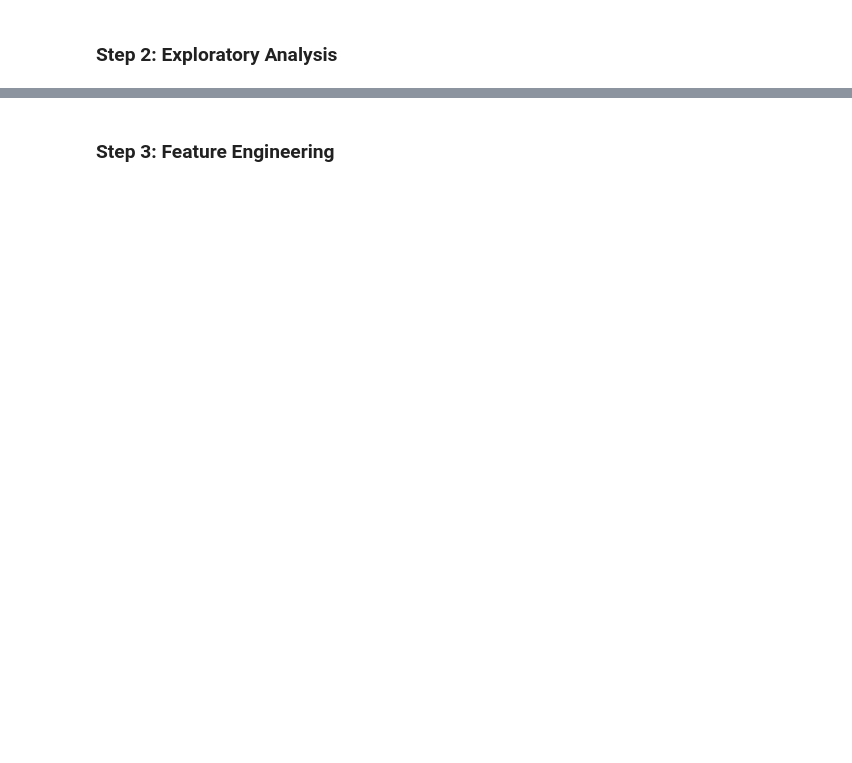
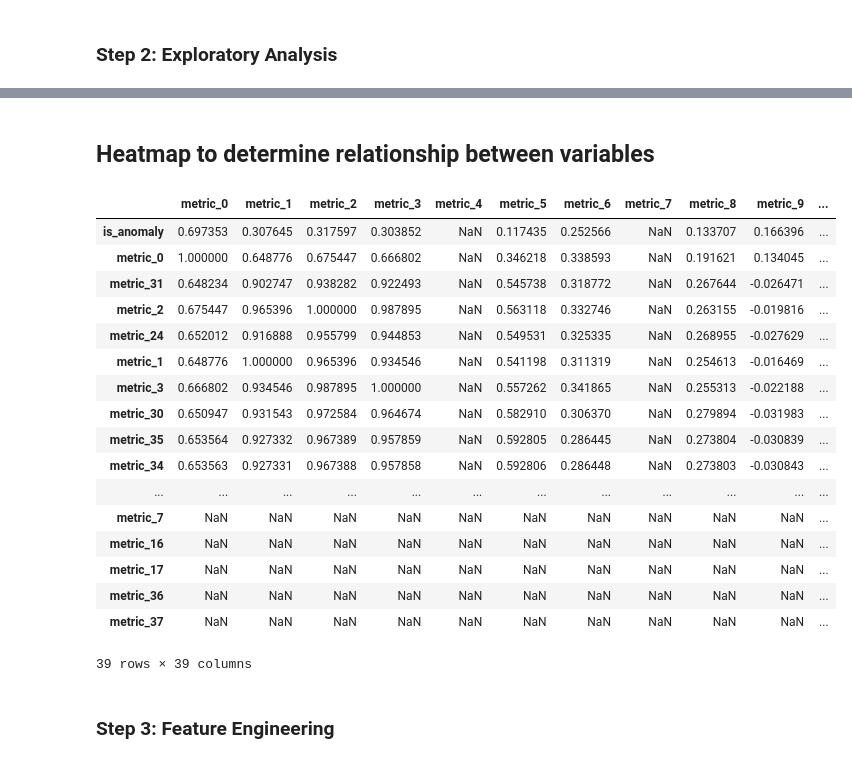
Before and after one commit to LeiNode/CascadingFailureMitigation, a Jupyter notebook: analysisNotebook.ipynb, the cells around one changed output, grey strips where cells are left out. Cells and saved outputs as stored; diff of their text form; code cells hidden in the pictures; blank space fills up the shorter version.

```diff
--- a/analysisNotebook.ipynb
+++ b/analysisNotebook.ipynb
@@ -76,3 +80,28 @@ for i in range(num_features):
+# %% [markdown]
+## Heatmap to determine relationship between variables
+# %%
+corr_matrix = test_df.corr().sort_values(by="is_anomaly", ascending = False)
+
+corr_matrix
+# %% [output]
+|  | metric_0 | metric_1 | metric_2 | metric_3 | metric_4 | metric_5 | metric_6 | metric_7 | metric_8 | metric_9 | ... |
+| is_anomaly | 0.697353 | 0.307645 | 0.317597 | 0.303852 | NaN | 0.117435 | 0.252566 | NaN | 0.133707 | 0.166396 | ... |
+| metric_0 | 1.000000 | 0.648776 | 0.675447 | 0.666802 | NaN | 0.346218 | 0.338593 | NaN | 0.191621 | 0.134045 | ... |
+| metric_31 | 0.648234 | 0.902747 | 0.938282 | 0.922493 | NaN | 0.545738 | 0.318772 | NaN | 0.267644 | -0.026471 | ... |
+| metric_2 | 0.675447 | 0.965396 | 1.000000 | 0.987895 | NaN | 0.563118 | 0.332746 | NaN | 0.263155 | -0.019816 | ... |
+| metric_24 | 0.652012 | 0.916888 | 0.955799 | 0.944853 | NaN | 0.549531 | 0.325335 | NaN | 0.268955 | -0.027629 | ... |
+| metric_1 | 0.648776 | 1.000000 | 0.965396 | 0.934546 | NaN | 0.541198 | 0.311319 | NaN | 0.254613 | -0.016469 | ... |
+| metric_3 | 0.666802 | 0.934546 | 0.987895 | 1.000000 | NaN | 0.557262 | 0.341865 | NaN | 0.255313 | -0.022188 | ... |
+| metric_30 | 0.650947 | 0.931543 | 0.972584 | 0.964674 | NaN | 0.582910 | 0.306370 | NaN | 0.279894 | -0.031983 | ... |
+| metric_35 | 0.653564 | 0.927332 | 0.967389 | 0.957859 | NaN | 0.592805 | 0.286445 | NaN | 0.273804 | -0.030839 | ... |
+| metric_34 | 0.653563 | 0.927331 | 0.967388 | 0.957858 | NaN | 0.592806 | 0.286448 | NaN | 0.273803 | -0.030843 | ... |
+| ... | ... | ... | ... | ... | ... | ... | ... | ... | ... | ... | ... |
+| metric_7 | NaN | NaN | NaN | NaN | NaN | NaN | NaN | NaN | NaN | NaN | ... |
+| metric_16 | NaN | NaN | NaN | NaN | NaN | NaN | NaN | NaN | NaN | NaN | ... |
+| metric_17 | NaN | NaN | NaN | NaN | NaN | NaN | NaN | NaN | NaN | NaN | ... |
+| metric_36 | NaN | NaN | NaN | NaN | NaN | NaN | NaN | NaN | NaN | NaN | ... |
+| metric_37 | NaN | NaN | NaN | NaN | NaN | NaN | NaN | NaN | NaN | NaN | ... |
+39 rows × 39 columns
 # %% [markdown]
 ### Step 3: Feature Engineering
 # %%
```
Also changed, not shown: parts of 21 cells of this notebook.
